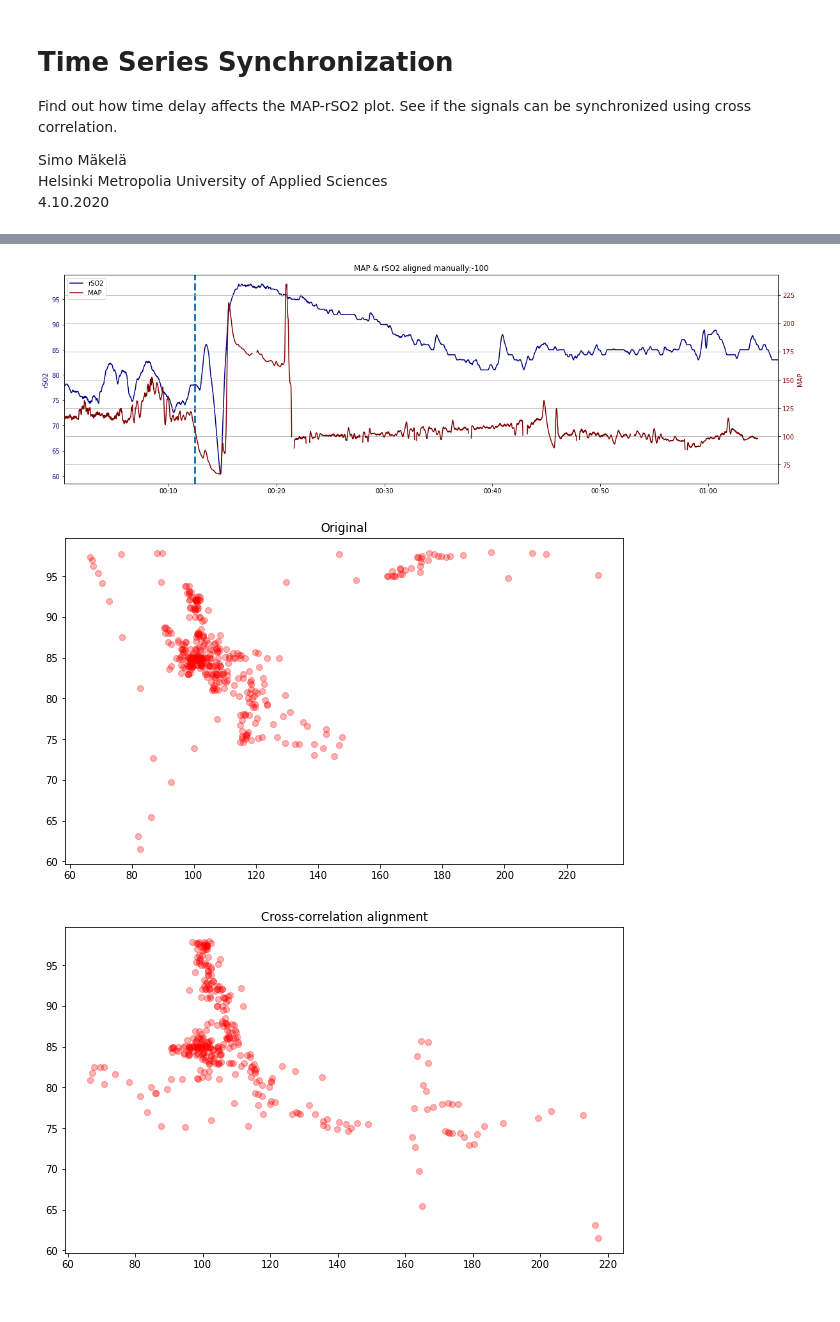
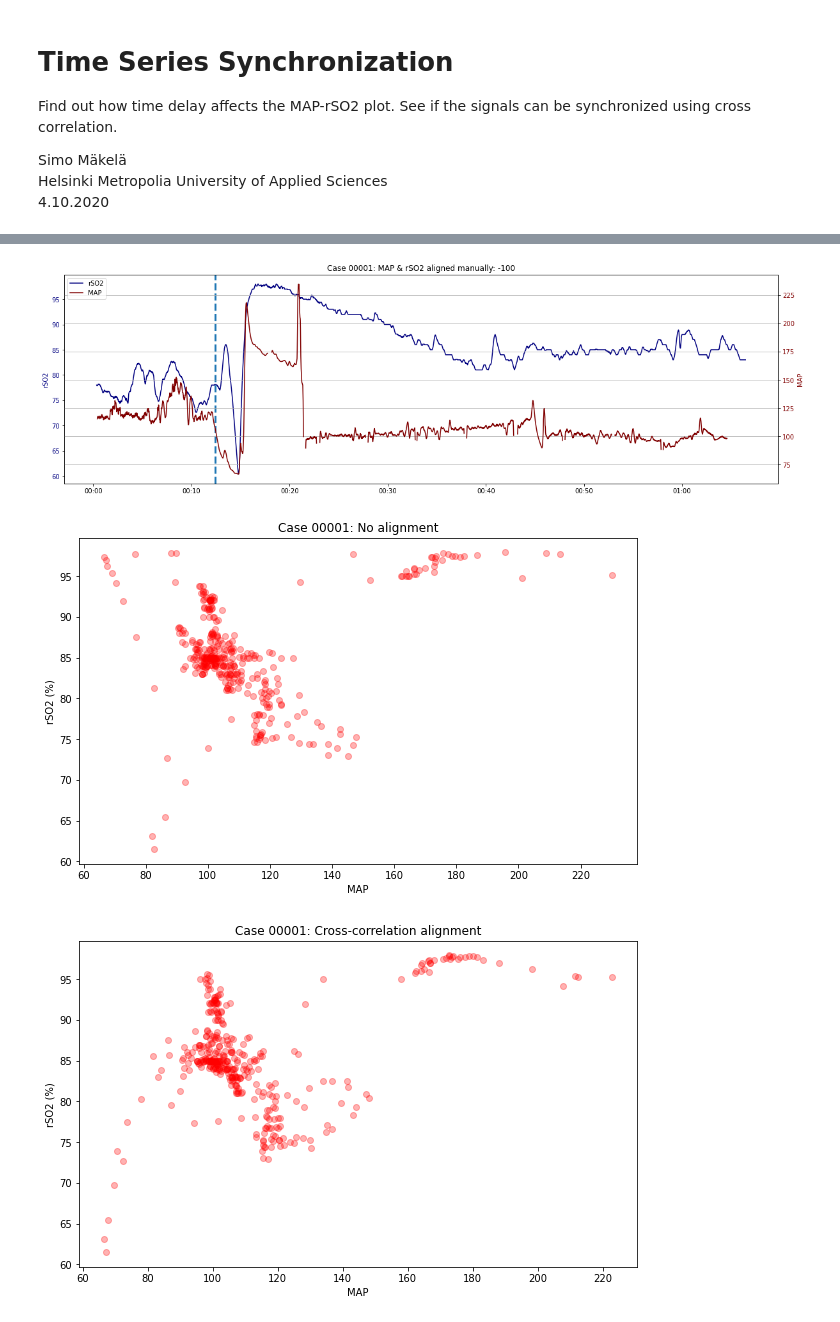
Before and after one commit to makes/bopra-cox, a Jupyter notebook: 5_time_synchronization.ipynb, the cells around one changed output, grey strips where cells are left out. Drawn from its saved outputs; the diff is of its cells as text; code cells hidden in the pictures.

```diff
--- a/5_time_synchronization.ipynb
+++ b/5_time_synchronization.ipynb
@@ -45,7 +45,7 @@ df['MAP'] = np.where(df['Bad_MAP_manual'] == 1, np.nan, df['MAP'])
 # smooth rSO2 to match MAP
 df['rSO2'] = df['rSO2'].rolling(10).mean()
 # %%
-x = np.arange(-500, 500)
+x = np.arange(-400, 400)
 cross = [df['rSO2'].corr(df['MAP'].shift(lag)) for lag in x]
 shift = x[np.argmax(np.abs(cross))]
 print("Optimal time shift: {} seconds".format(shift))
@@ -93,24 +97,32 @@ PlotTimeline(shift, 'MAP & rSO2 aligned using cross-correlation: ' + str(shift))
 # %%
-PlotTimeline(manual_shift, 'MAP & rSO2 aligned manually:' + str(manual_shift))
+PlotTimeline(manual_shift, f'Case {case_str}: MAP & rSO2 aligned manually: {str(manual_shift)}')
+plt.savefig(f'reports/images/5_{case_str}_04.png', bbox_inches='tight', pad_inches=0.1)
+plt.show()
 # %% [output]
-[figure, old version]
+[figure, new version]
 # %%
 fig, ax = plt.subplots(figsize=(10,6))
 plt.scatter(df['MAP_resampled'], df['rSO2_resampled'], alpha=0.3, c='r')
-plt.title('Original')
+plt.title(f'Case {case_str}: No alignment')
+ax.set_xlabel('MAP')
+ax.set_ylabel('rSO2 (%)')
+plt.savefig(f'reports/images/5_{case_str}_05.png', bbox_inches='tight', pad_inches=0.1)
 plt.show()
 # %% [output]
-[figure, old version]
+[figure, new version]
 # %%
 df['MAP_shifted'] = df['MAP'].shift(shift)
 df['MAP_resampled_s'] = df['MAP_shifted'].resample('10s').mean()
 
 fig, ax = plt.subplots(figsize=(10,6))
 plt.scatter(df['MAP_resampled_s'], df['rSO2_resampled'], alpha=0.3, c='r')
-plt.title('Cross-correlation alignment')
+plt.title(f'Case {case_str}: Cross-correlation alignment')
+ax.set_xlabel('MAP')
+ax.set_ylabel('rSO2 (%)')
+plt.savefig(f'reports/images/5_{case_str}_06.png', bbox_inches='tight', pad_inches=0.1)
 plt.show()
 # %% [output]
-[figure, old version]
+[figure, new version]
 # %%
 df['MAP_shifted'] = df['MAP'].shift(manual_shift)
 df['MAP_resampled_s'] = df['MAP_shifted'].resample('10s').mean()
```
Also changed, not shown: parts of 7 cells of this notebook, 13 other files.
